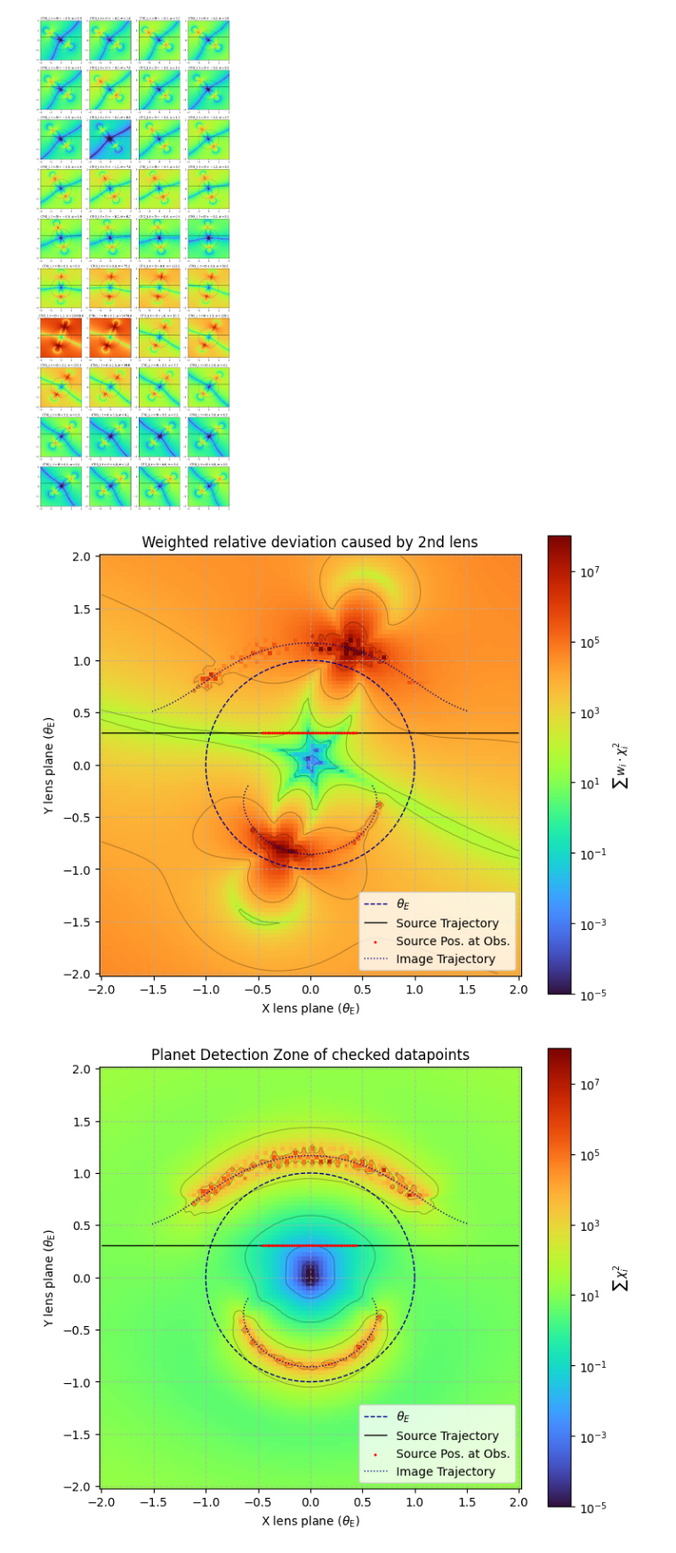
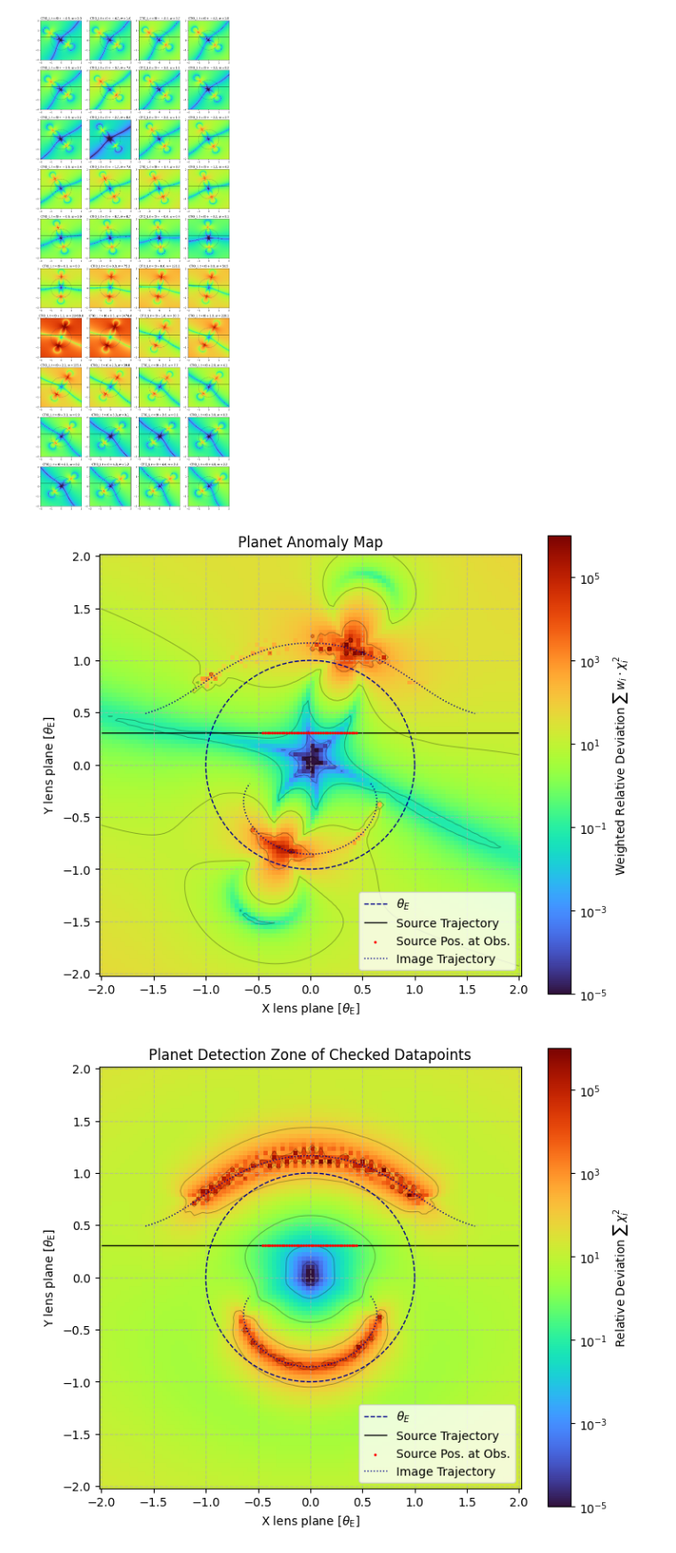
Before and after one commit to jakobdammann/pyLIMA-docs-revisit, a Jupyter notebook: my_project/detection_zone.ipynb, the cells around one changed output. Shown at 89% size. Cells and saved outputs as stored; diff of their text form; code cells hidden in the pictures.

```diff
--- a/my_project/detection_zone.ipynb
+++ b/my_project/detection_zone.ipynb
@@ -215,7 +213,7 @@ fit = TRF_fit.TRFfit(pspl, loss_function='soft_l1')
 if my_event == event_1:
     fit.model_parameters_guess = [2457205.5, 1.0, 100.0]
 fit.fit()
-params =  OrderedDict(zip(fit.priors_parameters.keys(), fit.fit_results['best_model']))
+pspl_params =  OrderedDict(zip(fit.priors_parameters.keys(), fit.fit_results['best_model']))
 
 # Plot
 fig, _ = pyLIMA_plots.plot_lightcurves(pspl, fit.fit_results['best_model'])
@@ -231,7 +229,7 @@ if my_event == event_3:
     fig.axes[0].set_ylim(16.8, 15.9)
 
 # Line at t0
-fig.axes[0].axvline(params['t0'], color='gray', linestyle='--')
+fig.axes[0].axvline(pspl_params['t0'], color='gray', linestyle='--')
 plt.show()
 # %% [output]
 Selecting CTIO_I to estimate u0, tE and fs
@@ -398,23 +381,23 @@ plt.show()
 [figure]
 # %%
 ### Heatmap Plot
-rd.plot_heatmap(X_grid, Y_grid, reldev_map_avg,
-                norm=colors.LogNorm(1e-5,1e8),
-                add_cbar=True, cbar_label='$\\sum \\, w_i \\cdot \\chi_i^2$',
+rd.plot_heatmap(X_grid, Y_grid, planet_anomaly_map,
+                norm=colors.LogNorm(1e-5,1e6),
+                add_cbar=True, cbar_label='Weighted Relative Deviation $\\sum \\, w_i \\cdot \\chi_i^2$',
                 add_contour=True, add_grid=True, add_tE=True,
                 add_trajectory=True, t0=t0, u0=u0, te=te, t=reldev_maps['t'],
                 show_plot=False)
-plt.title('Weighted relative deviation caused by 2nd lens')
+plt.title('Planet Anomaly Map')
 plt.show()
 
-rd.plot_heatmap(X_grid, Y_grid, detection_zone,
-                norm=colors.LogNorm(1e-5,1e8),
-                add_cbar=True, cbar_label='$\\sum \\, \\chi_i^2$',
+rd.plot_heatmap(X_grid, Y_grid, detection_zone_map,
+                norm=colors.LogNorm(1e-5,1e6),
+                add_cbar=True, cbar_label='Relative Deviation $\\sum \\, \\chi_i^2$',
                 add_contour=True, add_grid=True, add_tE=True,
                 add_trajectory=True, t0=t0, u0=u0, te=te, t=reldev_maps['t'],
                 show_plot=False)
-plt.title('Planet Detection Zone of checked datapoints')
+plt.title('Planet Detection Zone of Checked Datapoints')
 plt.show()
 # %% [output]
-[figure, old version]
+[figure, new version]
-[figure, old version]
+[figure, new version]
```
Also changed, not shown: parts of 8 cells of this notebook, 2 other files.
